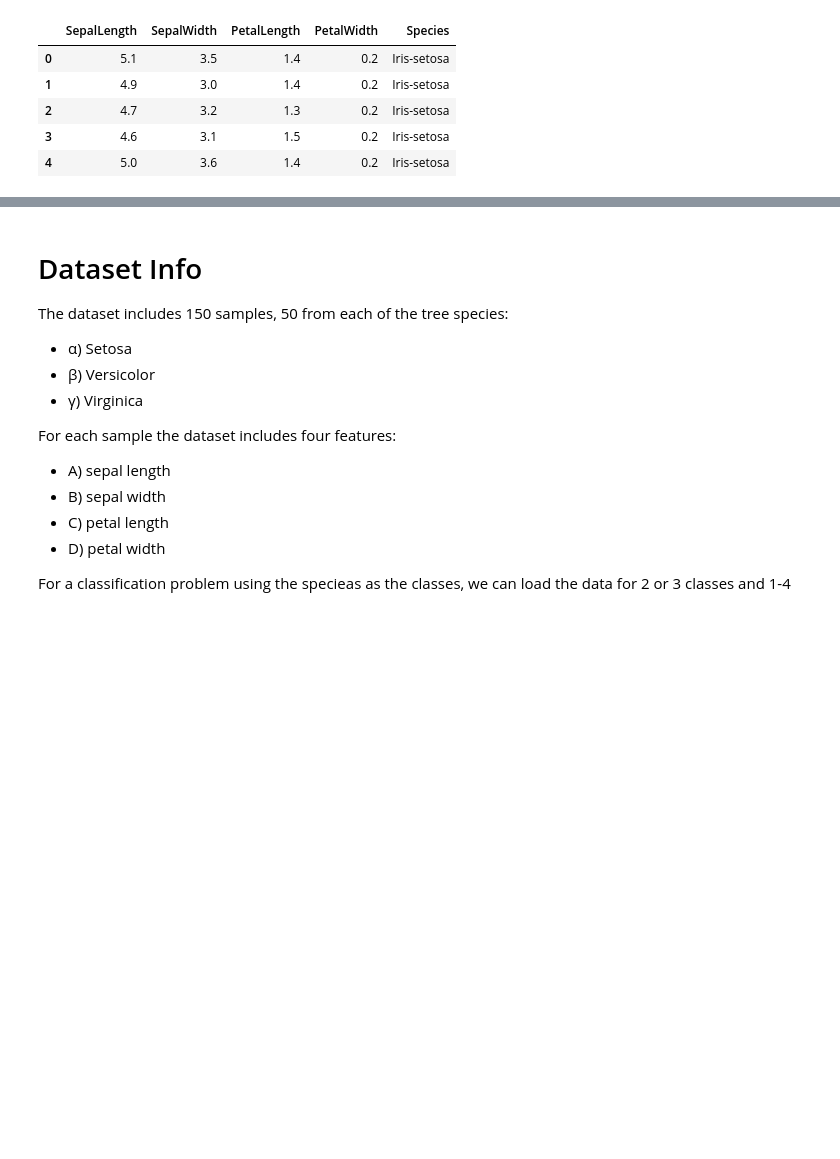
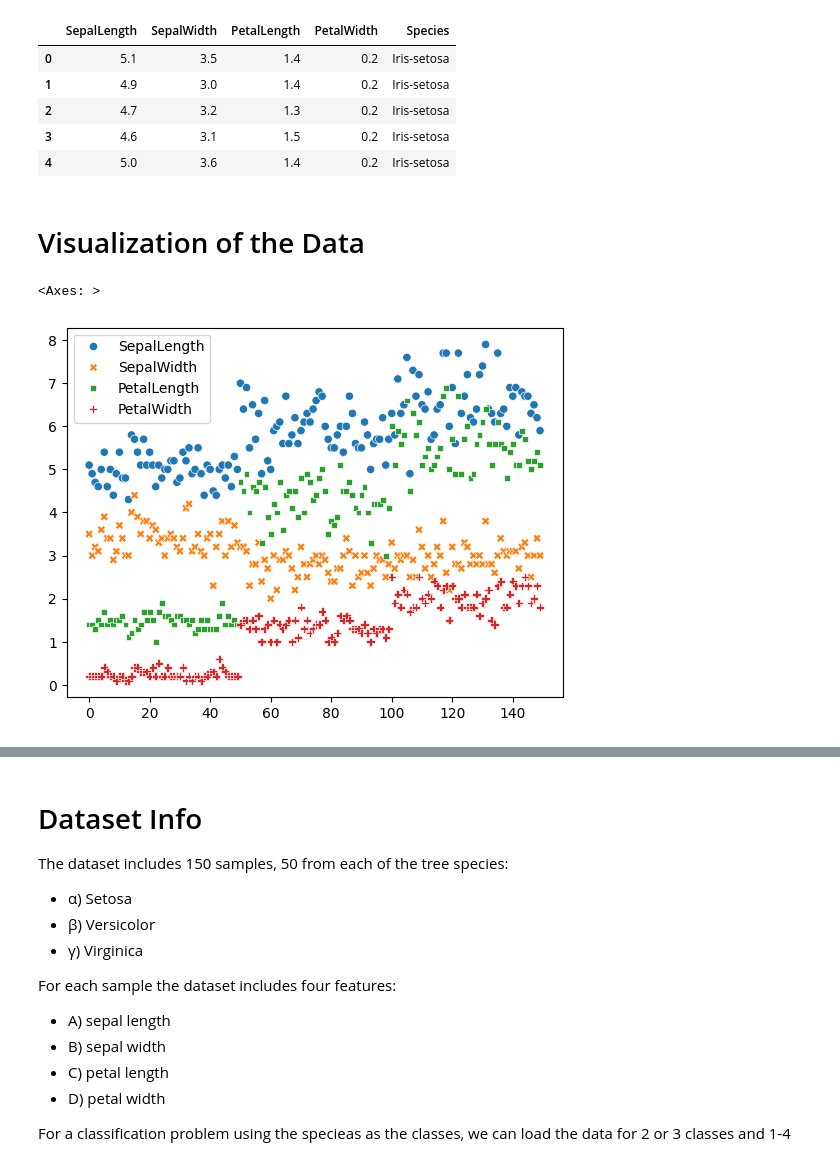
Before and after one commit to thetajwar2003/csc4700-ML, a Jupyter notebook: assignment2/Rahman_Tajwar_AS02.ipynb, the cells around one changed output, grey strips where cells are left out. Drawn from its saved outputs; the diff is of its cells as text; code cells hidden in the pictures; blank space fills up the shorter version.

```diff
--- a/assignment2/Rahman_Tajwar_AS02.ipynb
+++ b/assignment2/Rahman_Tajwar_AS02.ipynb
@@ -60,3 +56,10 @@ df.head()
 | 2 | 4.7 | 3.2 | 1.3 | 0.2 | Iris-setosa |
 | 3 | 4.6 | 3.1 | 1.5 | 0.2 | Iris-setosa |
 | 4 | 5.0 | 3.6 | 1.4 | 0.2 | Iris-setosa |
+# %% [markdown]
+# Visualization of the Data
+# %%
+sns.scatterplot(data=df)
+# %% [output]
+<Axes: >
+[figure, added]
```
Also changed, not shown: parts of 17 cells of this notebook.
